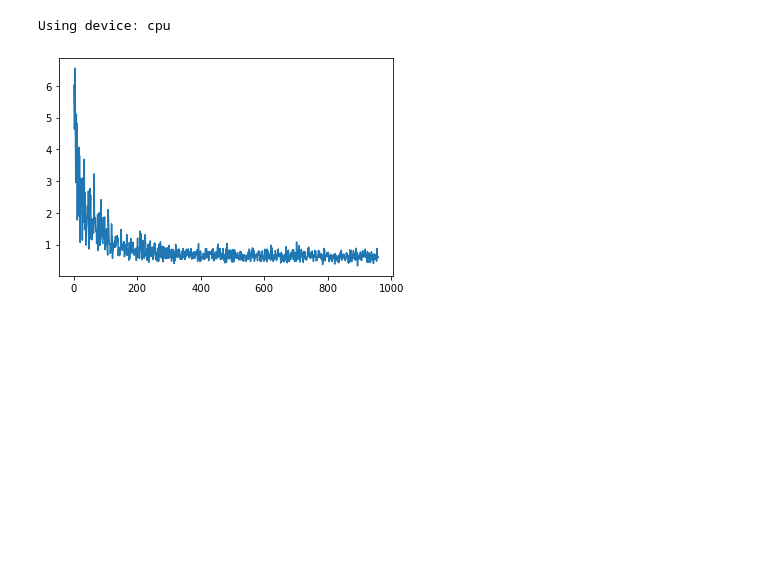
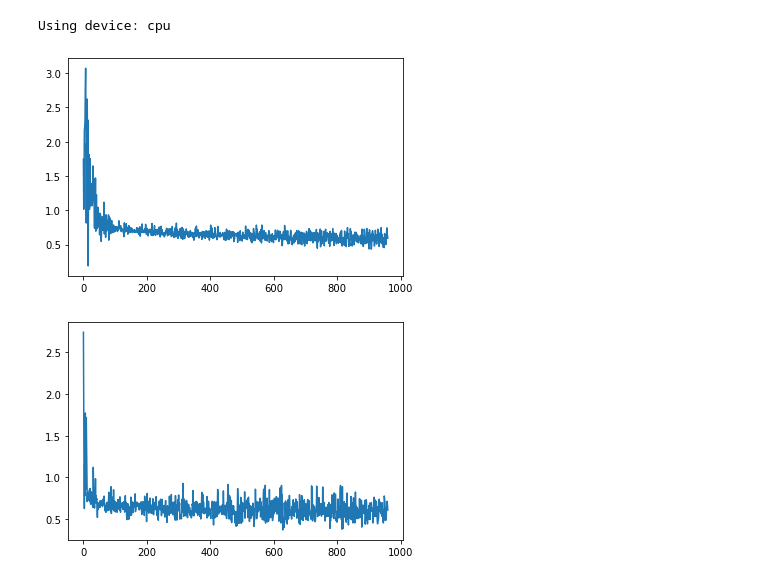
Before and after one commit to eran505/MLflow_RAF, a Jupyter notebook: torch_ex.ipynb, the cells around one changed output. Saved outputs shown, nothing was run; the diff lists cells and outputs as text; code cells hidden in the pictures; blank space fills up the shorter version.

```diff
--- a/torch_ex.ipynb
+++ b/torch_ex.ipynb
@@ -45,8 +63,12 @@ class Net(nn.Module):
 # %%
 
 def log_scalar(val,name,epoch,mlflow_log=True):
-    tensor_logger.add_scalar(name,val,epoch)
+    wirter.add_scalar(name,val,epoch)
     if mlflow_log:
         mlflow.log_metric(name,val)
+
+def log_model_parm(model,step):
+    for name,parm in model.named_parameters():
+        wirter.add_histogram(name,parm.data,step)
 # %%
 
@@ -72,28 +102,2 @@ def train_epoch(model, opt, criterion, train_loader):
 
     return losses
-# %%
-
-tensor_logger = SummaryWriter(filename_suffix="_torch")
-net = Net()
-opt = optim.Adam(net.parameters(), lr=0.001)
-criterion = nn.BCELoss()
-device = torch.device('cuda' if torch.cuda.is_available() else 'cpu')
-print('Using device:', device)
-e_losses = []
-num_epochs = 20
-my_loader = get_data_loader()
-
-with mlflow.start_run():
-    mlflow.log_param("model", "Net1")
-    mlflow.set_tag("Version", 1)
-    for e in range(num_epochs):
-        e_losses += train_epoch(net, opt, criterion, my_loader)
-
-    mlflow.log_artifact("pima-indians-diabetes.csv")
-    mlflow.pytorch.log_model(net,artifact_path="my_net")
-    plt.plot(e_losses)
-    plt.show()
-    mlflow.end_run()
-# %% [output]
-Using device: cpu
-[figure, removed]
@@ -99,0 +154,19 @@ Using device: cpu
+# %%
+device = torch.device('cuda' if torch.cuda.is_available() else 'cpu')
+print('Using device:', device)
+dict_args_param = [
+{"id":100,"network":"v1","optim":"Adam","lr":0.001,"loss_function":"BCE",'num_epochs':20},
+{"id":101,"network":"v2","optim":"SGD","lr":0.0001,"loss_function":"BCE",'num_epochs':20}
+]
+
+
+for item in dict_args_param:
+
+    run_name = "_".join([str(k) + '_' + str(v) for k, v in item.items()])
+    wirter = SummaryWriter("runs/{}".format(run_name))
+
+    init_exp(item)
+# %% [output]
+Using device: cpu
+[figure, added]
+[figure, added]
```
Also changed, not shown: parts of 3 cells of this notebook, 2 other files.
